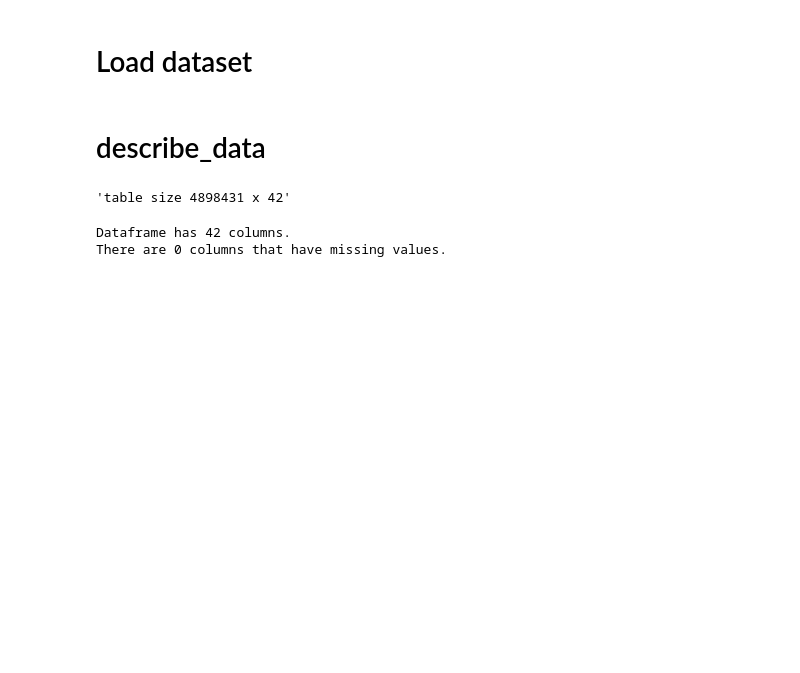
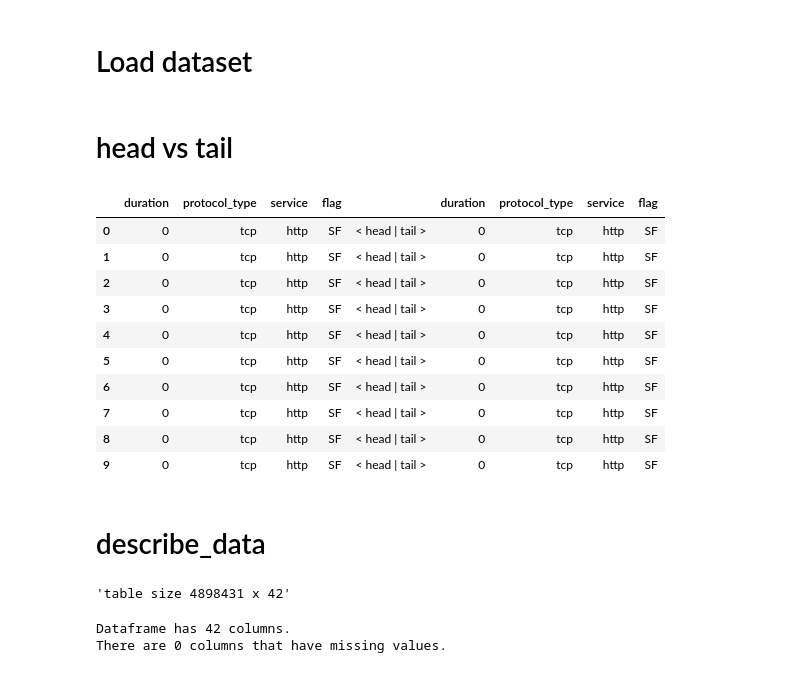
Before and after one commit to imanursar/Machine-Learning-Notes, a Jupyter notebook: Custom Function/Description Function.ipynb, the cells around one changed output. Saved outputs shown, nothing was run; the diff lists cells and outputs as text; code cells hidden in the pictures; blank space fills up the shorter version.

```diff
--- a/Custom Function/Description Function.ipynb
+++ b/Custom Function/Description Function.ipynb
@@ -28,6 +25,22 @@ columns = ["duration", "protocol_type", "service", "flag", "src_bytes", "dst_byt
         "dst_host_serror_rate", "dst_host_srv_serror_rate", "dst_host_rerror_rate", "dst_host_srv_rerror_rate", "label"]
 
 df = pd.read_csv(f"E:/gitlab/machine-learning/dataset/kddcup.data.corrected", sep=",", names=columns, index_col=None)
+# %% [markdown]
+# head vs tail
+# %%
+describe.sample_data(df[["duration", "protocol_type", "service", "flag"]],n=10)
+# %% [output]
+|  | duration | protocol_type | service | flag |  | duration | protocol_type | service | flag |
+| 0 | 0 | tcp | http | SF | < head | tail > | 0 | tcp | http | SF |
+| 1 | 0 | tcp | http | SF | < head | tail > | 0 | tcp | http | SF |
+| 2 | 0 | tcp | http | SF | < head | tail > | 0 | tcp | http | SF |
+| 3 | 0 | tcp | http | SF | < head | tail > | 0 | tcp | http | SF |
+| 4 | 0 | tcp | http | SF | < head | tail > | 0 | tcp | http | SF |
+| 5 | 0 | tcp | http | SF | < head | tail > | 0 | tcp | http | SF |
+| 6 | 0 | tcp | http | SF | < head | tail > | 0 | tcp | http | SF |
+| 7 | 0 | tcp | http | SF | < head | tail > | 0 | tcp | http | SF |
+| 8 | 0 | tcp | http | SF | < head | tail > | 0 | tcp | http | SF |
+| 9 | 0 | tcp | http | SF | < head | tail > | 0 | tcp | http | SF |
 # %% [markdown]
 # describe_data
 # %%
```
Also changed, not shown: parts of 4 cells of this notebook.
